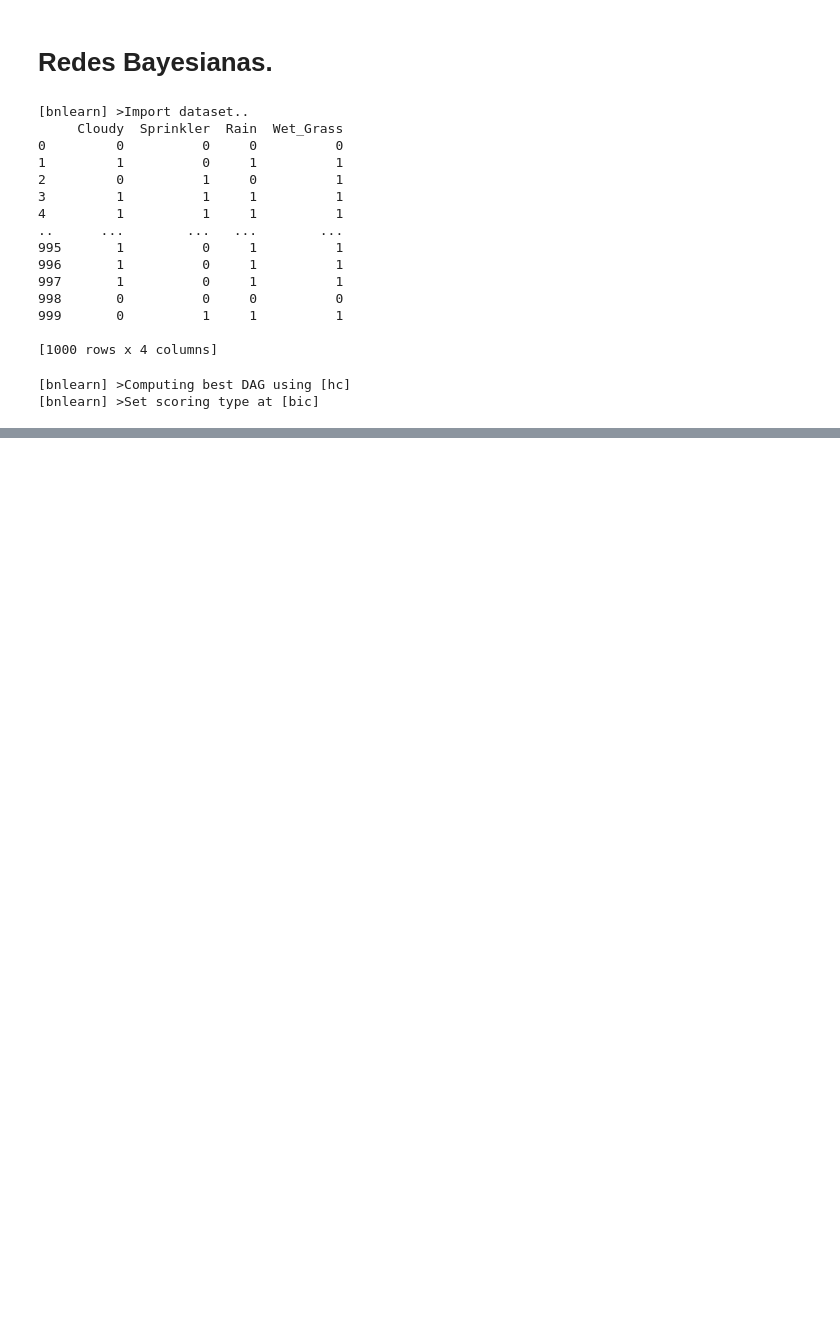
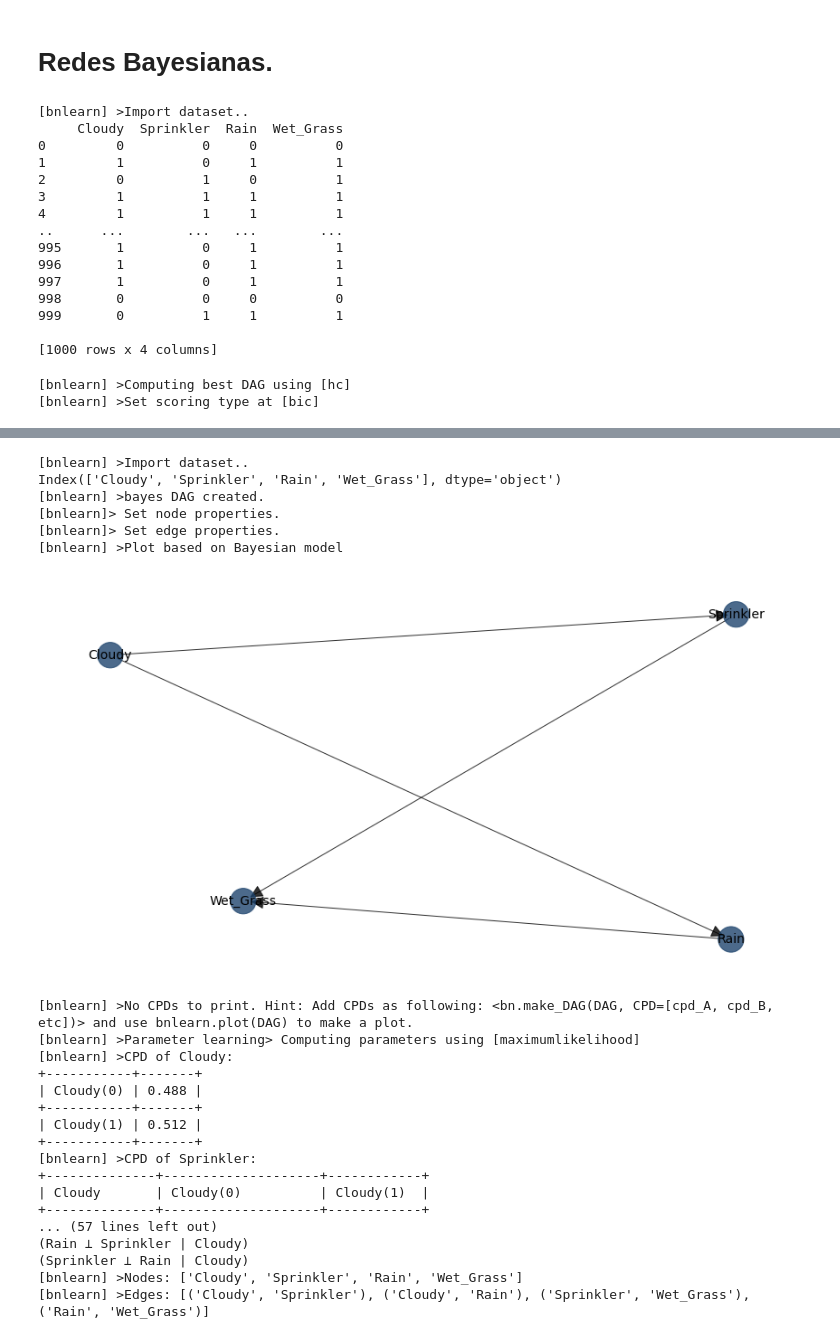
Before and after one commit to cayetanoguerra/cayetanoguerra.github.io, a Jupyter notebook: ia/nbpy/bnlearn.ipynb, the cells around one changed output, grey strips where cells are left out. Cells and saved outputs as stored; diff of their text form; code cells hidden in the pictures; blank space fills up the shorter version.

```diff
--- a/ia/nbpy/bnlearn.ipynb
+++ b/ia/nbpy/bnlearn.ipynb
@@ -67,3 +67,60 @@ G = bn.plot(DAG, interactive=True)
 [bnlearn]> Set edge properties.
 [bnlearn] >Plot based on Bayesian model
 [interactive output not drawn]
+# %%
+import bnlearn as bn
+# Load sprinkler dataset
+df = bn.import_example('sprinkler')
+# The edges can be created using the available variables.
+print(df.columns)
+# ['Cloudy', 'Sprinkler', 'Rain', 'Wet_Grass']
+
+# Define the causal dependencies based on your expert/domain knowledge.
+# Left is the source, and right is the target node.
+edges = [('Cloudy', 'Sprinkler'),
+         ('Cloudy', 'Rain'),
+         ('Sprinkler', 'Wet_Grass'),
+         ('Rain', 'Wet_Grass')]
+
+
+# Create the DAG
+DAG = bn.make_DAG(edges)
+
+# Plot the DAG. This is identical as shown in Figure 3
+bn.plot(DAG)
+
+# Print the Conditional probability Tables
+bn.print_CPD(DAG)
+# [bnlearn] >No CPDs to print. Tip: use bnlearn.plot(DAG) to make a plot.
+# This is correct, we did not learn any CPTs yet! We only defined the graph without defining any probabilities.
+
+# Parameter learning on the user-defined DAG and input data using maximumlikelihood
+model_mle = bn.parameter_learning.fit(DAG, df, methodtype='maximumlikelihood')
+
+# Print the learned CPDs
+bn.print_CPD(model_mle)
+# %% [output]
+[bnlearn] >Import dataset..
+Index(['Cloudy', 'Sprinkler', 'Rain', 'Wet_Grass'], dtype='object')
+[bnlearn] >bayes DAG created.
+[bnlearn]> Set node properties.
+[bnlearn]> Set edge properties.
+[bnlearn] >Plot based on Bayesian model
+[figure, added]
+[bnlearn] >No CPDs to print. Hint: Add CPDs as following: <bn.make_DAG(DAG, CPD=[cpd_A, cpd_B, etc])> and use bnlearn.plot(DAG) to make a plot.
+[bnlearn] >Parameter learning> Computing parameters using [maximumlikelihood]
+[bnlearn] >CPD of Cloudy:
++-----------+-------+
+| Cloudy(0) | 0.488 |
++-----------+-------+
+| Cloudy(1) | 0.512 |
++-----------+-------+
+[bnlearn] >CPD of Sprinkler:
++--------------+--------------------+------------+
+| Cloudy       | Cloudy(0)          | Cloudy(1)  |
++--------------+--------------------+------------+
+... (57 lines left out)
+(Rain ⟂ Sprinkler | Cloudy)
+(Sprinkler ⟂ Rain | Cloudy)
+[bnlearn] >Nodes: ['Cloudy', 'Sprinkler', 'Rain', 'Wet_Grass']
+[bnlearn] >Edges: [('Cloudy', 'Sprinkler'), ('Cloudy', 'Rain'), ('Sprinkler', 'Wet_Grass'), ('Rain', 'Wet_Grass')]
```
Also changed, not shown: parts of 4 cells of this notebook, 1 other file.
